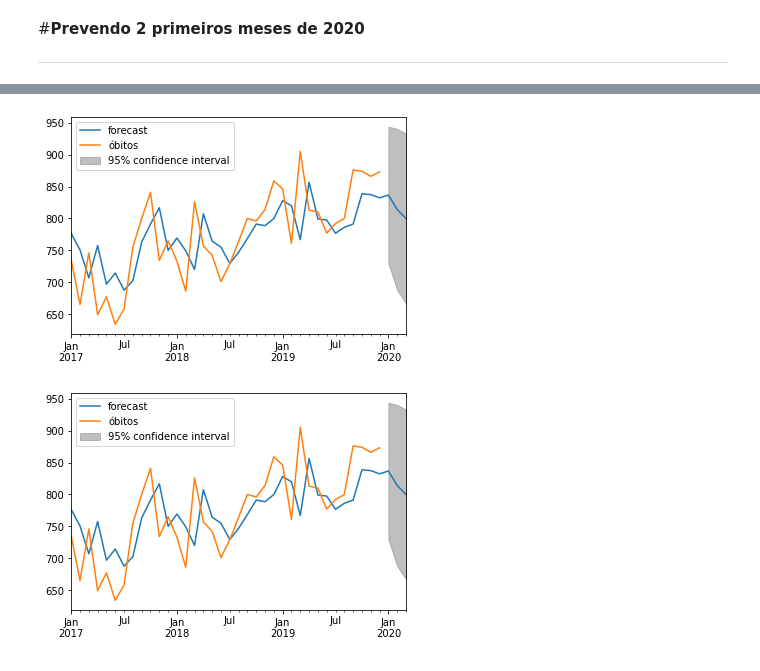
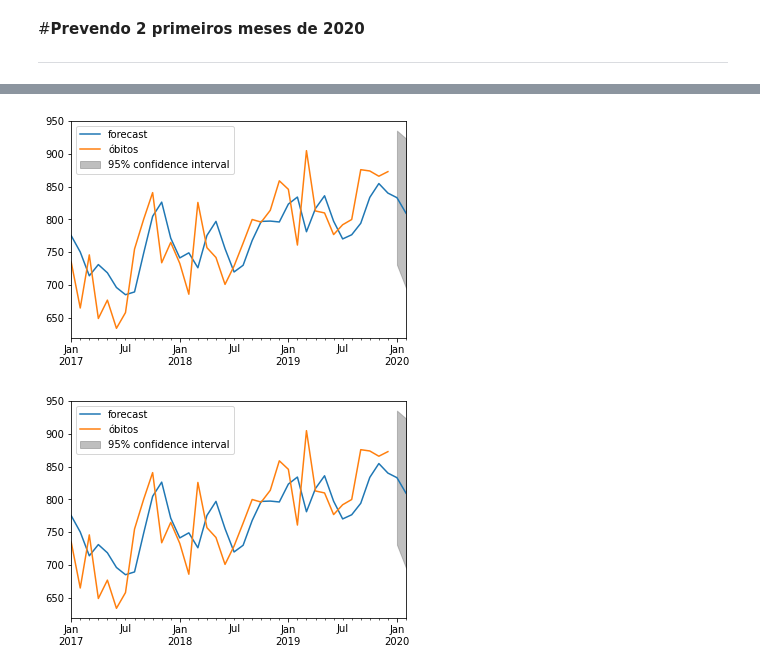
Before and after one commit to brunamulinari/TechLabsProject_PsiData, a Jupyter notebook: dados_Brasil/Pysus.ipynb, the cells around one changed output, grey strips where cells are left out. Saved outputs shown, nothing was run; the diff lists cells and outputs as text; code cells hidden in the pictures.

```diff
--- a/dados_Brasil/Pysus.ipynb
+++ b/dados_Brasil/Pysus.ipynb
@@ -1423,7 +1425,7 @@ from statsmodels.tsa.arima_model import ARIMA
 import warnings
 warnings.filterwarnings("ignore")
 
-model = ARIMA(df_MODEL.óbitos, order=(1,0, 0)) #p,d,q  p = número de periodos de tempo (intervalos) selecionados para o modelo autoregressivo
+model = ARIMA(df_MODEL.óbitos, order=(1,0, 2)) #p,d,q  p = número de periodos de tempo (intervalos) selecionados para o modelo autoregressivo
 #d = Integrat (ordem integrada),
 #q = periodos de tempo na média movel
 results = model.fit()
@@ -1441,8 +1465,8 @@ RMSE: 26.25421656826177
 # %%
-results.plot_predict(0,38) #(Inicio do plot, Fim do plot(datas a serem previstas))
+results.plot_predict(0,37) #(Inicio do plot, Fim do plot(datas a serem previstas))
 # %% [output]
-[figure, old version]
+[figure, new version]
-[figure, old version]
+[figure, new version]
 # %%
 results.summary()
 # %% [output]
```
Also changed, not shown: parts of 13 cells of this notebook.
